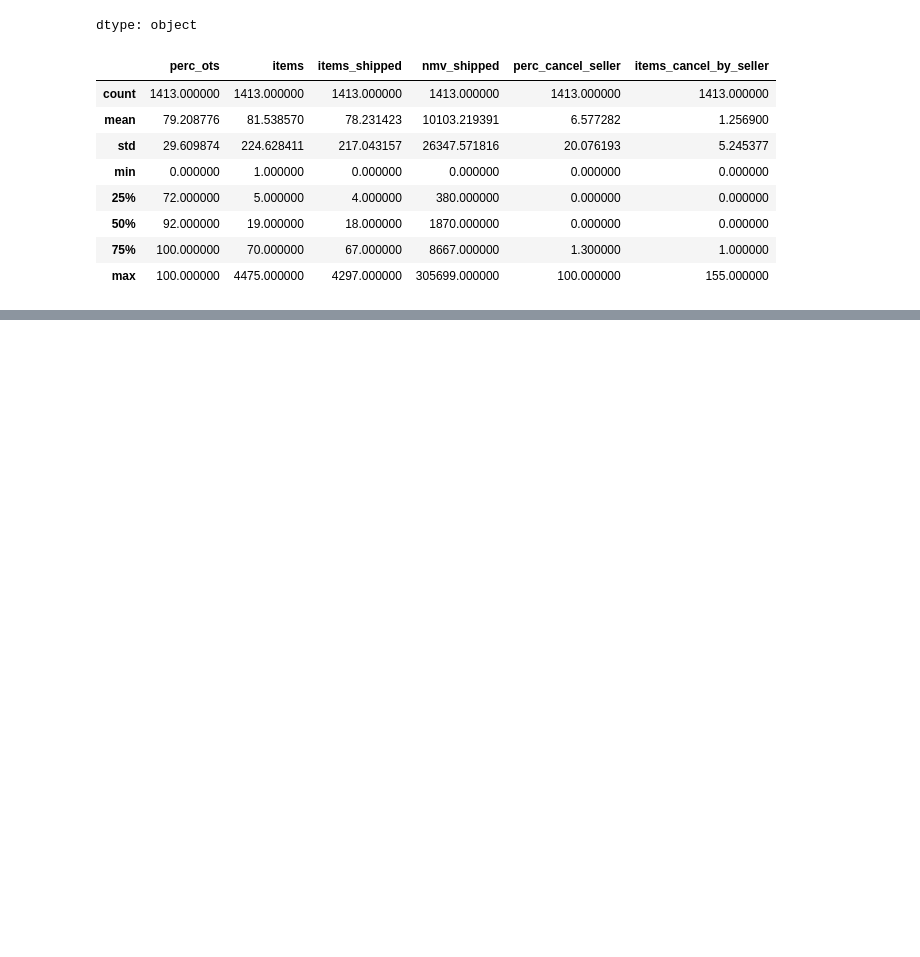
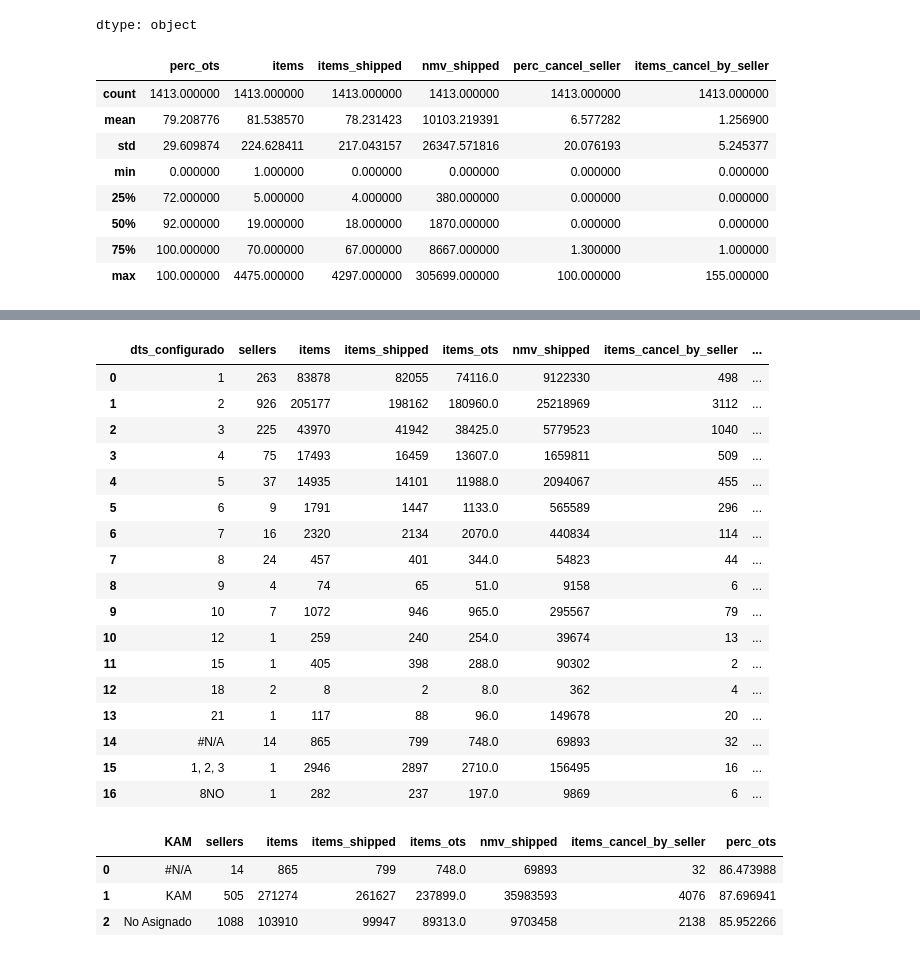
Before and after one commit to gflores1092/ClasesMissYera, a Jupyter notebook: Python/Caso_de_negocio.ipynb, the cells around one changed output, grey strips where cells are left out. Saved outputs shown, nothing was run; the diff lists cells and outputs as text; code cells hidden in the pictures; blank space fills up the shorter version.

```diff
--- a/Python/Caso_de_negocio.ipynb
+++ b/Python/Caso_de_negocio.ipynb
@@ -278,0 +351,60 @@ df1.describe()
+# %%
+# Agrupando por DTS configurado
+
+(
+    df2
+    .assign(items_ots = lambda x: round(x['items'] * x['perc_ots']/100, 0))
+    .groupby(['dts_configurado'], dropna=False)
+    .agg(
+        sellers = ('seller_id', 'nunique'),
+        items = ('items', 'sum'),
+        items_shipped = ('items_shipped', 'sum'),
+        items_ots = ('items_ots', 'sum'),
+        nmv_shipped = ('nmv_shipped', 'sum'),
+        items_cancel_by_seller = ('items_cancel_by_seller', 'sum')
+    )
+    .reset_index()
+    .assign(perc_ots = lambda x: x['items_ots'] / x['items'] * 100)
+)
+# %% [output]
+|  | dts_configurado | sellers | items | items_shipped | items_ots | nmv_shipped | items_cancel_by_seller | ... |
+| 0 | 1 | 263 | 83878 | 82055 | 74116.0 | 9122330 | 498 | ... |
+| 1 | 2 | 926 | 205177 | 198162 | 180960.0 | 25218969 | 3112 | ... |
+| 2 | 3 | 225 | 43970 | 41942 | 38425.0 | 5779523 | 1040 | ... |
+| 3 | 4 | 75 | 17493 | 16459 | 13607.0 | 1659811 | 509 | ... |
+| 4 | 5 | 37 | 14935 | 14101 | 11988.0 | 2094067 | 455 | ... |
+| 5 | 6 | 9 | 1791 | 1447 | 1133.0 | 565589 | 296 | ... |
+| 6 | 7 | 16 | 2320 | 2134 | 2070.0 | 440834 | 114 | ... |
+| 7 | 8 | 24 | 457 | 401 | 344.0 | 54823 | 44 | ... |
+| 8 | 9 | 4 | 74 | 65 | 51.0 | 9158 | 6 | ... |
+| 9 | 10 | 7 | 1072 | 946 | 965.0 | 295567 | 79 | ... |
+| 10 | 12 | 1 | 259 | 240 | 254.0 | 39674 | 13 | ... |
+| 11 | 15 | 1 | 405 | 398 | 288.0 | 90302 | 2 | ... |
+| 12 | 18 | 2 | 8 | 2 | 8.0 | 362 | 4 | ... |
+| 13 | 21 | 1 | 117 | 88 | 96.0 | 149678 | 20 | ... |
+| 14 | #N/A | 14 | 865 | 799 | 748.0 | 69893 | 32 | ... |
+| 15 | 1, 2, 3 | 1 | 2946 | 2897 | 2710.0 | 156495 | 16 | ... |
+| 16 | 8NO | 1 | 282 | 237 | 197.0 | 9869 | 6 | ... |
+# %%
+# Agrupando por KAM
+
+(
+    df2
+    .assign(items_ots = lambda x: round(x['items'] * x['perc_ots']/100, 0))
+    .groupby(['KAM'], dropna=False)
+    .agg(
+        sellers = ('seller_id', 'nunique'),
+        items = ('items', 'sum'),
+        items_shipped = ('items_shipped', 'sum'),
+        items_ots = ('items_ots', 'sum'),
+        nmv_shipped = ('nmv_shipped', 'sum'),
+        items_cancel_by_seller = ('items_cancel_by_seller', 'sum')
+    )
+    .reset_index()
+    .assign(perc_ots = lambda x: x['items_ots'] / x['items'] * 100)
+)
+# %% [output]
+|  | KAM | sellers | items | items_shipped | items_ots | nmv_shipped | items_cancel_by_seller | perc_ots |
+| 0 | #N/A | 14 | 865 | 799 | 748.0 | 69893 | 32 | 86.473988 |
+| 1 | KAM | 505 | 271274 | 261627 | 237899.0 | 35983593 | 4076 | 87.696941 |
+| 2 | No Asignado | 1088 | 103910 | 99947 | 89313.0 | 9703458 | 2138 | 85.952266 |
```
Also changed, not shown: parts of 12 cells of this notebook.
